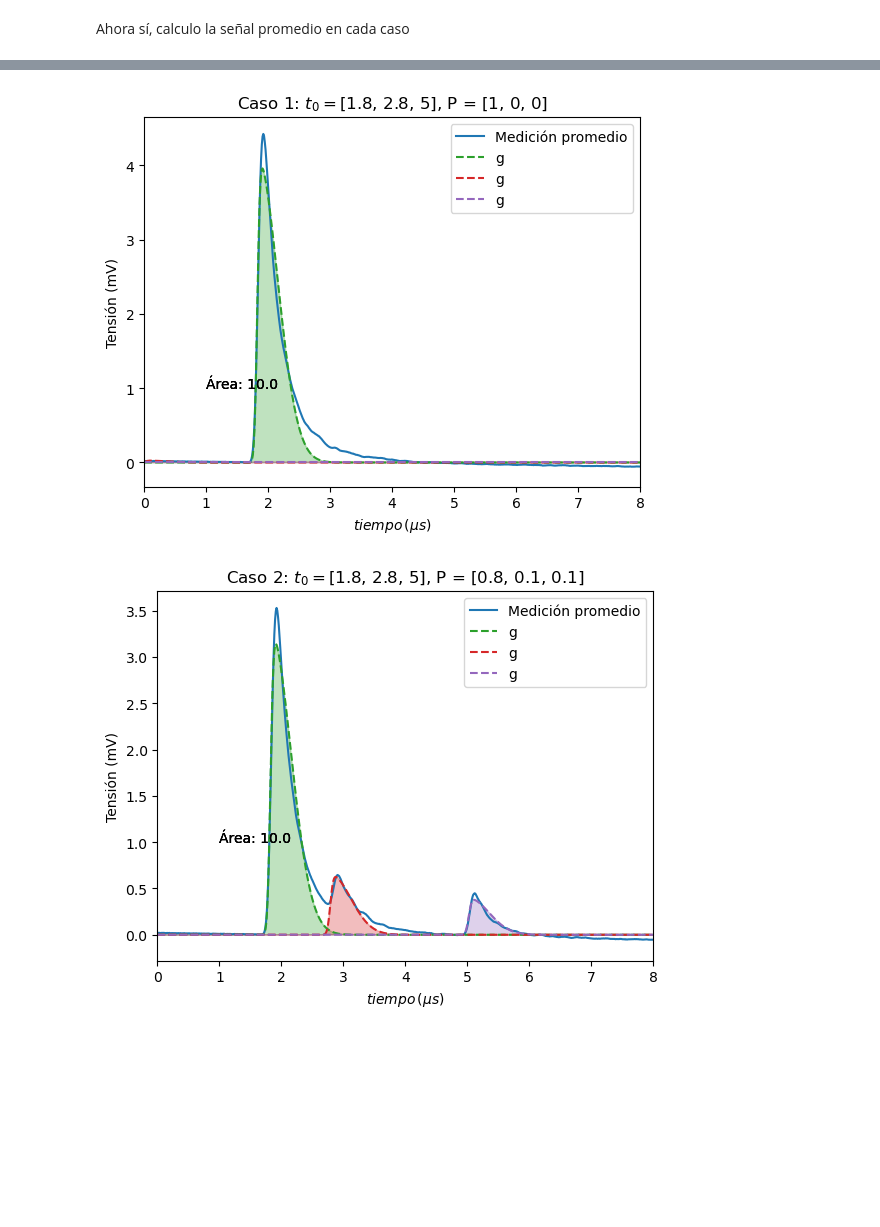
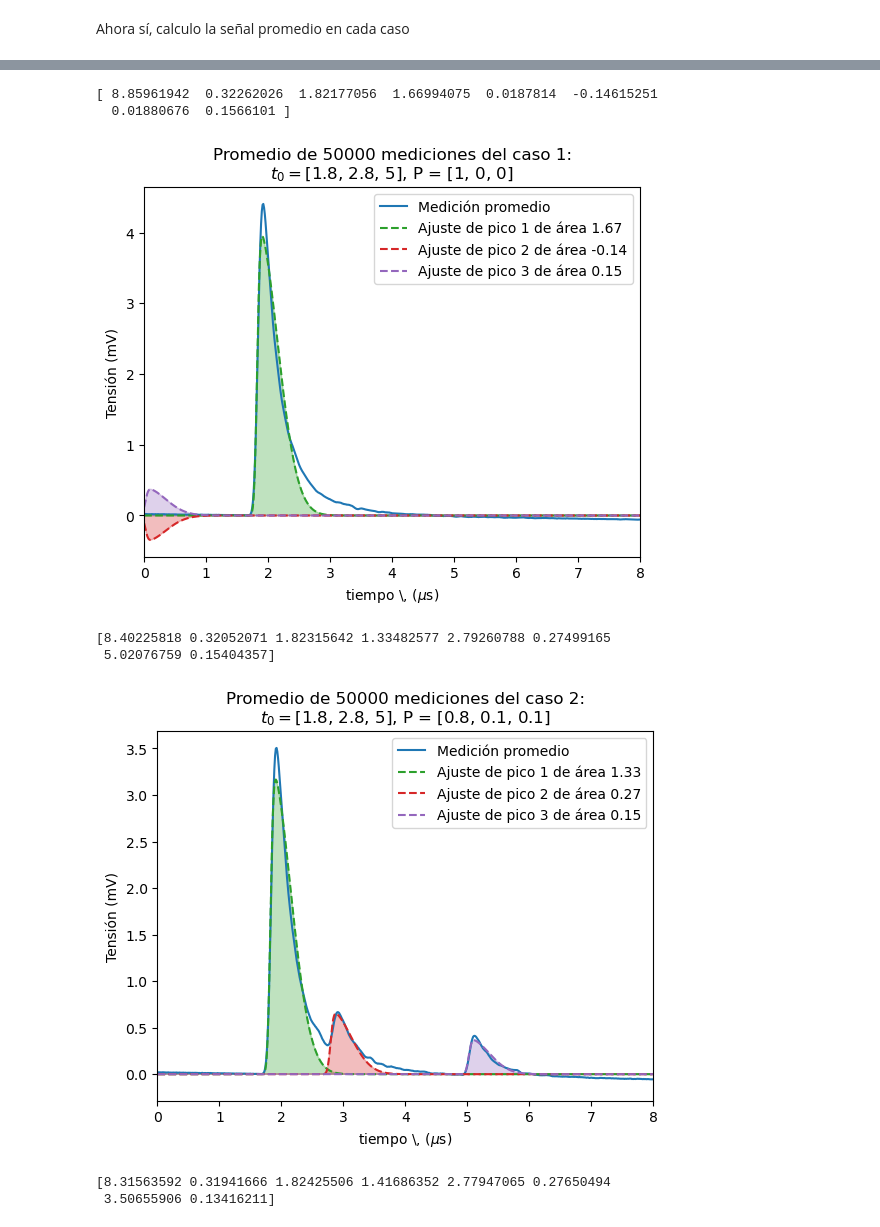
Before and after one commit to Lupama2/IntroPython, a Jupyter notebook: Ejercicios a entregar/Final/simulacion_de_medicion_y_analisis_de_datos.ipynb, the cells around one changed output, grey strips where cells are left out. Saved outputs shown, nothing was run; the diff lists cells and outputs as text; code cells hidden in the pictures; blank space fills up the shorter version.

```diff
--- a/Ejercicios a entregar/Final/simulacion_de_medicion_y_analisis_de_datos.ipynb
+++ b/Ejercicios a entregar/Final/simulacion_de_medicion_y_analisis_de_datos.ipynb
@@ -501,11 +524,6 @@ def ancho_media(t_array, signal_mean, maximums):
     Notas:
     (1) Se está asumiendo que se puede distinguir el pico a altura media
     (2) Los máximos tienen que estar ubicados de izquierda a derecha
-
-
-    Cambiarla para que haga un ajuste de los datos y en función de eso se calcule el ancho a altura media TO-DO
-    Aclarar qué significa "ancho a media altura" en esta función y en el markdown de Ejericio 3 y 4 más arriba TO-DO
-
     '''
     t_maxrel, maxrel = maximums
 
@@ -654,7 +672,7 @@ Ahora sí, calculo la señal promedio en cada caso
 # %%
 thresholds = [0.3, 0.1, 0.1]
 
-params0_array = [[3, 1, 2, 1, 0, 0, 0, 0],
+params0_array = [[9, 0.3, 2, 1.5, 0, 0, 0, 0],
                  [3, 1, 2, 1, 3.5, 1, 4.5, 1],
                  [3, 1, 2, 1, 3.5, 1, 4.5, 1]]
 
@@ -666,10 +684,9 @@ for i in range(3):
 
     #Grafico
     plt.plot(x_array, signal_mean, label = "Medición promedio")
-    #Agregar cuántas mediciones se promediaron TO-DO . Sacar "Caso" y reescribir T0 y P0 de forma más entendible (no como una lista)
-    plt.title(f"Caso {i + 1}: $t_0 = $" + str(list(T0_Ps[i].keys())) + ", P = " + str(list(T0_Ps[i].values())))
+    plt.title(f"Promedio de {N} mediciones del caso {i + 1}:\n$t_0 = $" + str(list(T0_Ps[i].keys())) + ", P = " + str(list(T0_Ps[i].values())))
     plt.ylabel("Tensión (mV)")
-    plt.xlabel("$tiempo \, (\mu s)$")
+    plt.xlabel("tiempo \, ($\mu$s)")
     plt.xlim([0,8])
 
     #Busco los máximos relativos
@@ -723,4 +740,6 @@ for i in range(3):
         plt.text((x_fin+x_ini)/2 - (x_fin-x_ini)/3, altura_media - 0.15, str(round(altura_media,2)))
 
     plt.show()
+
+#Haciendo varias corridas encontré que el código anterior a veces falla
 # %% [output]
@@ -737,43 +756,54 @@ for i in range(3):
 
     #Grafico
     plt.plot(x_array, signal_mean, label = "Medición promedio")
-    #Agregar cuántas mediciones se promediaron TO-DO . Sacar "Caso" y reescribir T0 y P0 de forma más entendible (no como una lista)
-    plt.title(f"Caso {i + 1}: $t_0 = $" + str(list(T0_Ps[i].keys())) + ", P = " + str(list(T0_Ps[i].values())))
+    plt.title(f"Promedio de {N} mediciones del caso {i + 1}:\n$t_0 = $" + str(list(T0_Ps[i].keys())) + ", P = " + str(list(T0_Ps[i].values())))
     plt.ylabel("Tensión (mV)")
-    plt.xlabel("$tiempo \, (\mu s)$")
+    plt.xlabel("tiempo \, ($\mu$s)")
     plt.xlim([0,8])
 
     #Hago un ajuste
     params0 = params0_array[i]
     params_optimos = ajuste_minimos_cuadrados(x_array, signal_mean, params0)
-    # print(params_optimos)
+    print(params_optimos)
+    #Calculo el área debajo de cada pico
+    areas = area_under_pico(params_optimos)
+    # print(areas)
 
     for j in range(len(maxrel)):
 
         if len(maxrel) > 1:
             t_maxrel_i = t_maxrel[j]
             maxrel_i = [maxrel[j]]
         else:
             t_maxrel_i = t_maxrel
             maxrel_i = maxrel
 
+        # print(maxrel_i)
+        if maxrel_i[0] < 0.02: #no grafico porque no se identifica claramente el pico
+            continue
 
         #Genero una señal
         params_i = np.zeros(len(params_optimos))
         params_i[0:2] = params_optimos[0:2]
         params_i[2 + j*2:4+ j*2] = params_optimos[2+ j*2:4+ j*2]
         #Genero datos
         ajuste_array = fun_skewnorm(x_array, params_i)
 
+        #Calculo el área debajo de la curva
+
         #Grafico el ajuste
-        plt.plot(x_array, ajuste_array, "--", color = colors[j], label = "g")
+        plt.plot(x_array, ajuste_array, "--", color = colors[j], label = f"Ajuste de pico {j+1} de área {round(areas[j],2)}")
         plt.fill_between(x_array, ajuste_array, alpha=0.3, color = colors[j])
-
-        plt.text(1, 1, "Área: " + str(round(10.00,2)))
 
     plt.legend()
 
     plt.show()
 # %% [output]
+[ 8.85961942  0.32262026  1.82177056  1.66994075  0.0187814  -0.14615251
+  0.01880676  0.1566101 ]
-[figure, old version]
+[figure, new version]
+[8.40225818 0.32052071 1.82315642 1.33482577 2.79260788 0.27499165
+ 5.02076759 0.15404357]
-[figure, old version]
+[figure, new version]
+[8.31563592 0.31941666 1.82425506 1.41686352 2.77947065 0.27650494
+ 3.50655906 0.13416211]
```
Also changed, not shown: parts of 9 cells of this notebook, 1 other file.
